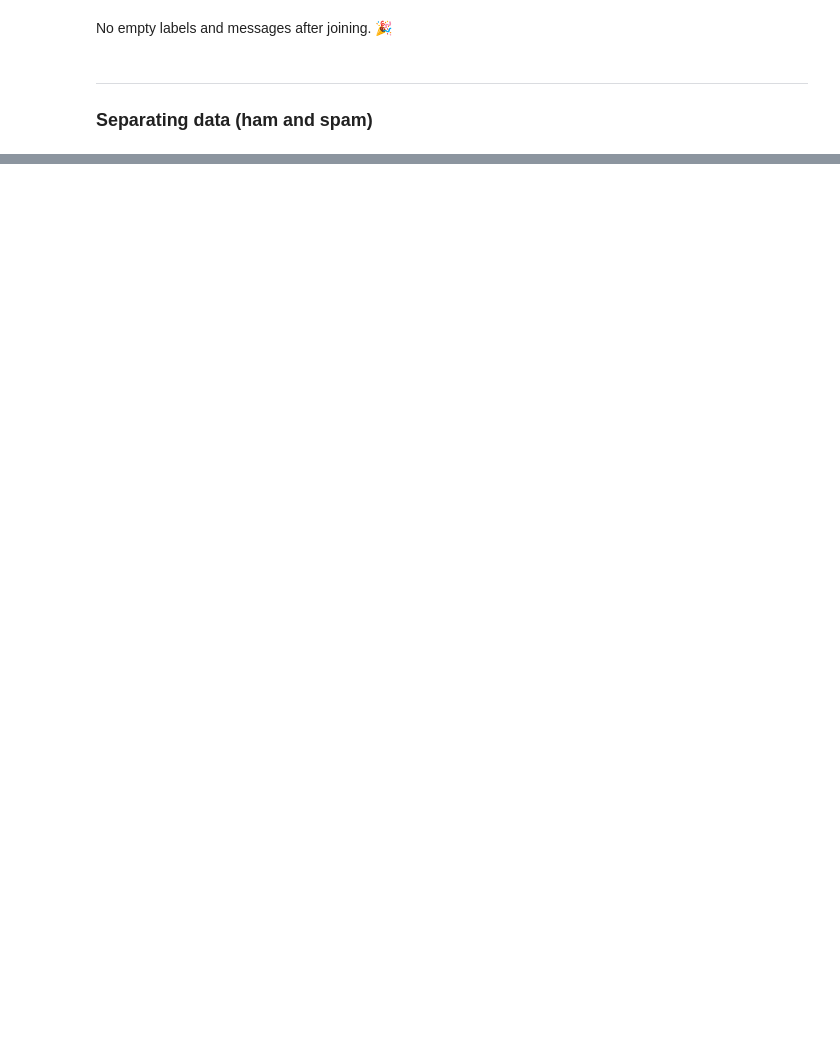
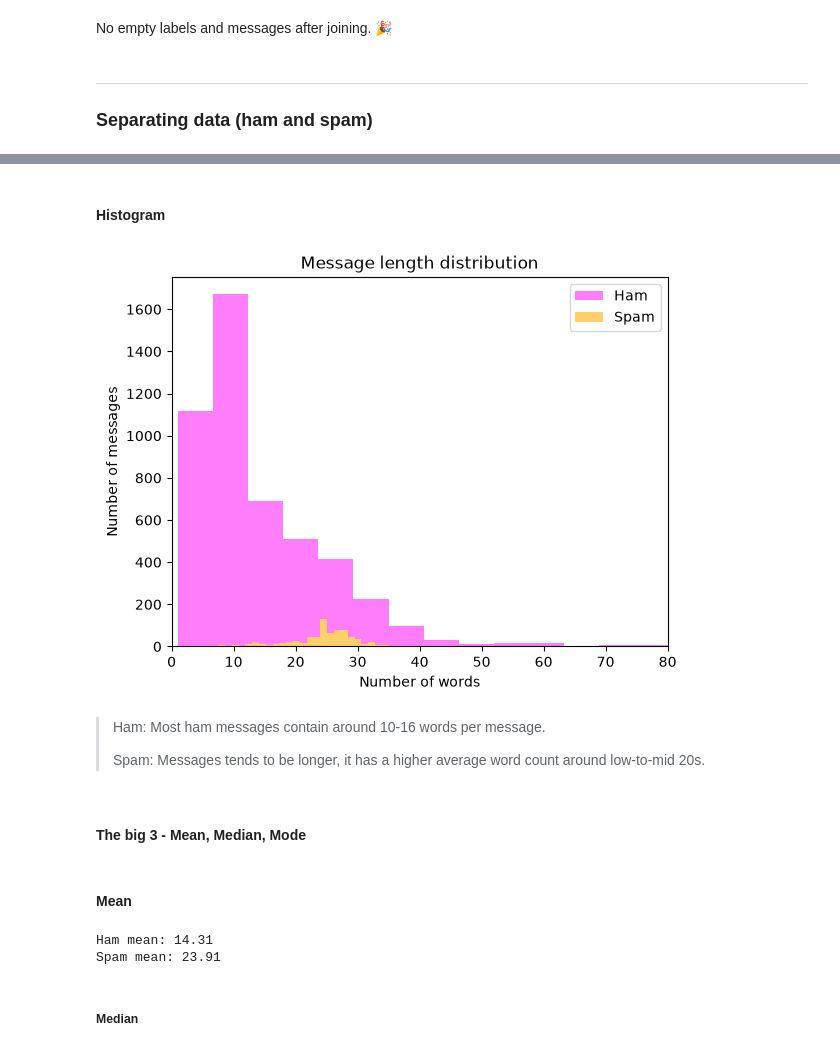
Before and after one commit to Blauenn/bu-cs207-spam-messages-identification, a Jupyter notebook: main.ipynb, the cells around one changed output, grey strips where cells are left out. Saved outputs shown, nothing was run; the diff lists cells and outputs as text; code cells hidden in the pictures; blank space fills up the shorter version.

```diff
--- a/main.ipynb
+++ b/main.ipynb
@@ -156,0 +197,49 @@ print("Average word count (spam):", spam_average_word_count)
+# %% [markdown]
+#### Histogram
+# %%
+plt.title("Message length distribution")
+plt.xlabel("Number of words")
+plt.ylabel("Number of messages")
+
+plt.hist(
+    ham_word_counts,
+    bins=30,
+    color=colors_ham_spam[0],
+    label="Ham"
+)
+
+plt.hist(
+    spam_word_counts,
+    bins=30,
+    color=colors_ham_spam[1],
+    label="Spam"
+)
+
+# Limit the x axis of the visualization
+# Messages length are concentrated around 0-50 words
+plt.xlim(0, 80)
+plt.xticks(range(0, 81, 10))
+
+plt.legend()
+plt.show()
+# %% [output]
+[figure, added]
+# %% [markdown]
+> Ham: Most ham messages contain around 10-16 words per message.
+>
+> Spam: Messages tends to be longer, it has a higher average word count around low-to-mid 20s.
+# %% [markdown]
+#### **The big 3 - Mean, Median, Mode**
+# %% [markdown]
+#### Mean
+# %%
+ham_mean = ham_average_word_count
+spam_mean = spam_average_word_count
+
+print("Ham mean:", round(ham_mean, 2))
+print("Spam mean:", round(spam_mean, 2))
+# %% [output]
+Ham mean: 14.31
+Spam mean: 23.91
+# %% [markdown]
+##### Median
```
Also changed, not shown: parts of 17 cells of this notebook, 1 other file.
